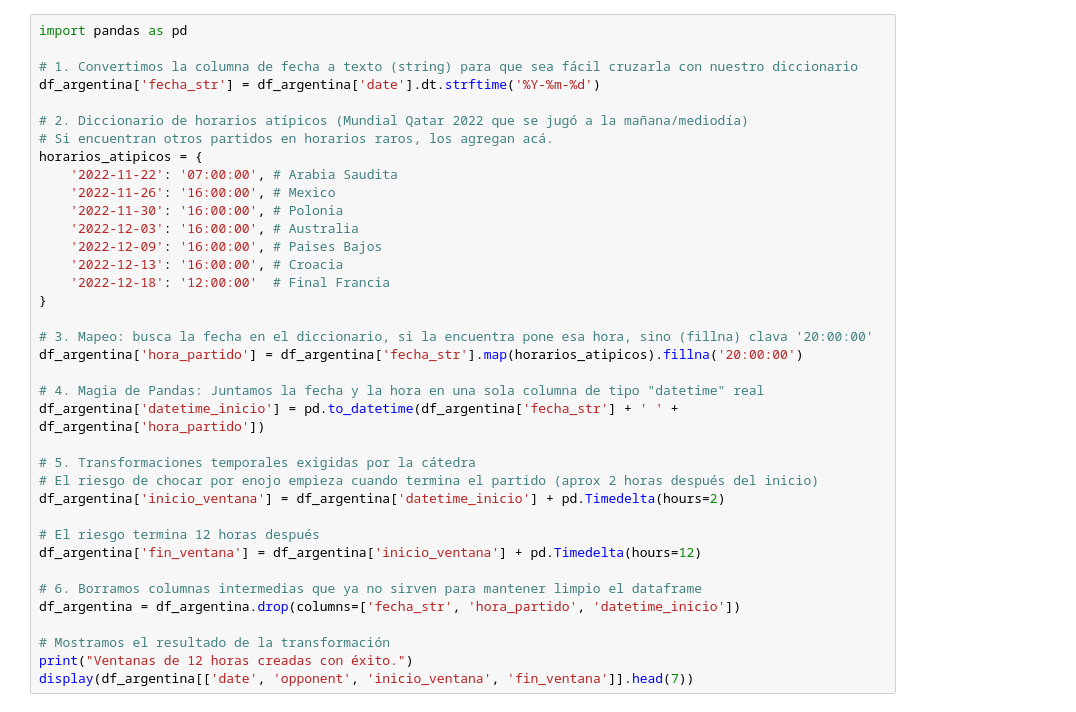
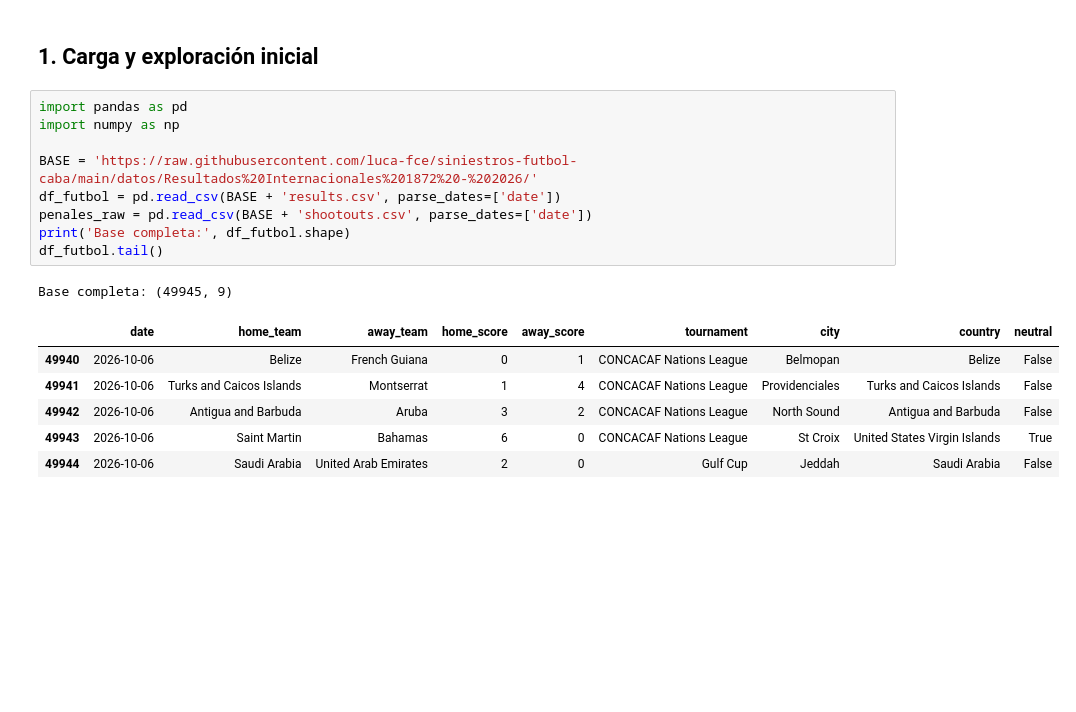
Before and after one commit to luca-fce/siniestros-futbol-caba, a Jupyter notebook: notebook/3_1_seleccion.ipynb, the cells around one changed output. Drawn from its saved outputs; the diff is of its cells as text; blank space fills up the shorter version.

```diff
--- a/notebook/3_1_seleccion.ipynb
+++ b/notebook/3_1_seleccion.ipynb
@@ -44,37 +9,19 @@ En la base original falta en los partidos la variable horaria. Para responder nu
-# %%
-import pandas as pd
-
-# 1. Convertimos la columna de fecha a texto (string) para que sea fácil cruzarla con nuestro diccionario
-df_argentina['fecha_str'] = df_argentina['date'].dt.strftime('%Y-%m-%d')
-
-# 2. Diccionario de horarios atípicos (Mundial Qatar 2022 que se jugó a la mañana/mediodía)
-# Si encuentran otros partidos en horarios raros, los agregan acá.
-horarios_atipicos = {
-    '2022-11-22': '07:00:00', # Arabia Saudita
-    '2022-11-26': '16:00:00', # Mexico
-    '2022-11-30': '16:00:00', # Polonia
-    '2022-12-03': '16:00:00', # Australia
-    '2022-12-09': '16:00:00', # Paises Bajos
-    '2022-12-13': '16:00:00', # Croacia
-    '2022-12-18': '12:00:00'  # Final Francia
-}
-
-# 3. Mapeo: busca la fecha en el diccionario, si la encuentra pone esa hora, sino (fillna) clava '20:00:00'
-df_argentina['hora_partido'] = df_argentina['fecha_str'].map(horarios_atipicos).fillna('20:00:00')
-
-# 4. Magia de Pandas: Juntamos la fecha y la hora en una sola columna de tipo "datetime" real
-df_argentina['datetime_inicio'] = pd.to_datetime(df_argentina['fecha_str'] + ' ' + df_argentina['hora_partido'])
-
-# 5. Transformaciones temporales exigidas por la cátedra
-# El riesgo de chocar por enojo empieza cuando termina el partido (aprox 2 horas después del inicio)
-df_argentina['inicio_ventana'] = df_argentina['datetime_inicio'] + pd.Timedelta(hours=2)
-
-# El riesgo termina 12 horas después
-df_argentina['fin_ventana'] = df_argentina['inicio_ventana'] + pd.Timedelta(hours=12)
-
-# 6. Borramos columnas intermedias que ya no sirven para mantener limpio el dataframe
-df_argentina = df_argentina.drop(columns=['fecha_str', 'hora_partido', 'datetime_inicio'])
-
-# Mostramos el resultado de la transformación
-print("Ventanas de 12 horas creadas con éxito.")
-display(df_argentina[['date', 'opponent', 'inicio_ventana', 'fin_ventana']].head(7))
+# %% [markdown]
+## 1. Carga y exploración inicial
+# %%
+import pandas as pd
+import numpy as np
+
+BASE = 'https://raw.githubusercontent.com/luca-fce/siniestros-futbol-caba/main/datos/Resultados%20Internacionales%201872%20-%202026/'
+df_futbol = pd.read_csv(BASE + 'results.csv', parse_dates=['date'])
+penales_raw = pd.read_csv(BASE + 'shootouts.csv', parse_dates=['date'])
+print('Base completa:', df_futbol.shape)
+df_futbol.tail()
+# %% [output]
+Base completa: (49945, 9)
+|  | date | home_team | away_team | home_score | away_score | tournament | city | country | neutral |
+| 49940 | 2026-10-06 | Belize | French Guiana | 0 | 1 | CONCACAF Nations League | Belmopan | Belize | False |
+| 49941 | 2026-10-06 | Turks and Caicos Islands | Montserrat | 1 | 4 | CONCACAF Nations League | Providenciales | Turks and Caicos Islands | False |
+| 49942 | 2026-10-06 | Antigua and Barbuda | Aruba | 3 | 2 | CONCACAF Nations League | North Sound | Antigua and Barbuda | False |
+| 49943 | 2026-10-06 | Saint Martin | Bahamas | 6 | 0 | CONCACAF Nations League | St Croix | United States Virgin Islands | True |
+| 49944 | 2026-10-06 | Saudi Arabia | United Arab Emirates | 2 | 0 | Gulf Cup | Jeddah | Saudi Arabia | False |
```
Also changed, not shown: parts of 18 cells of this notebook.
